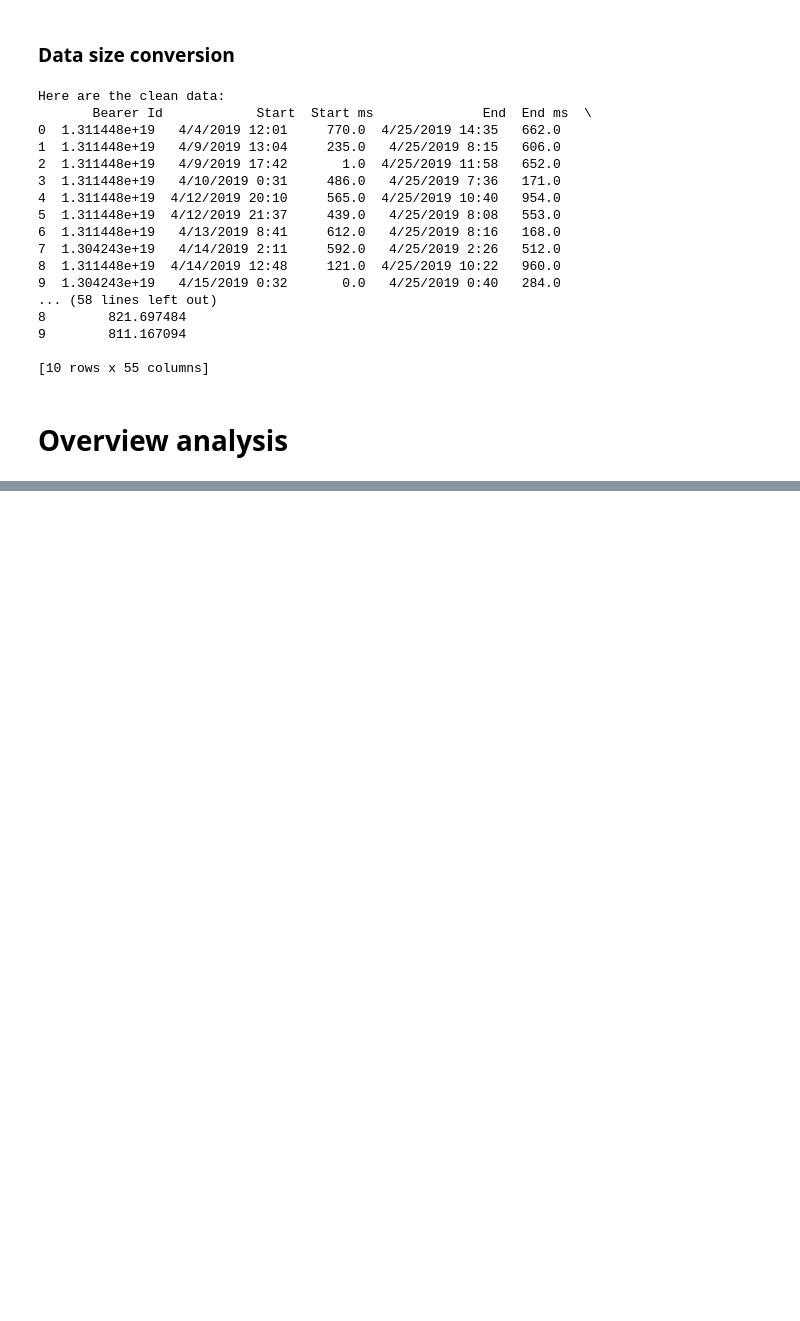
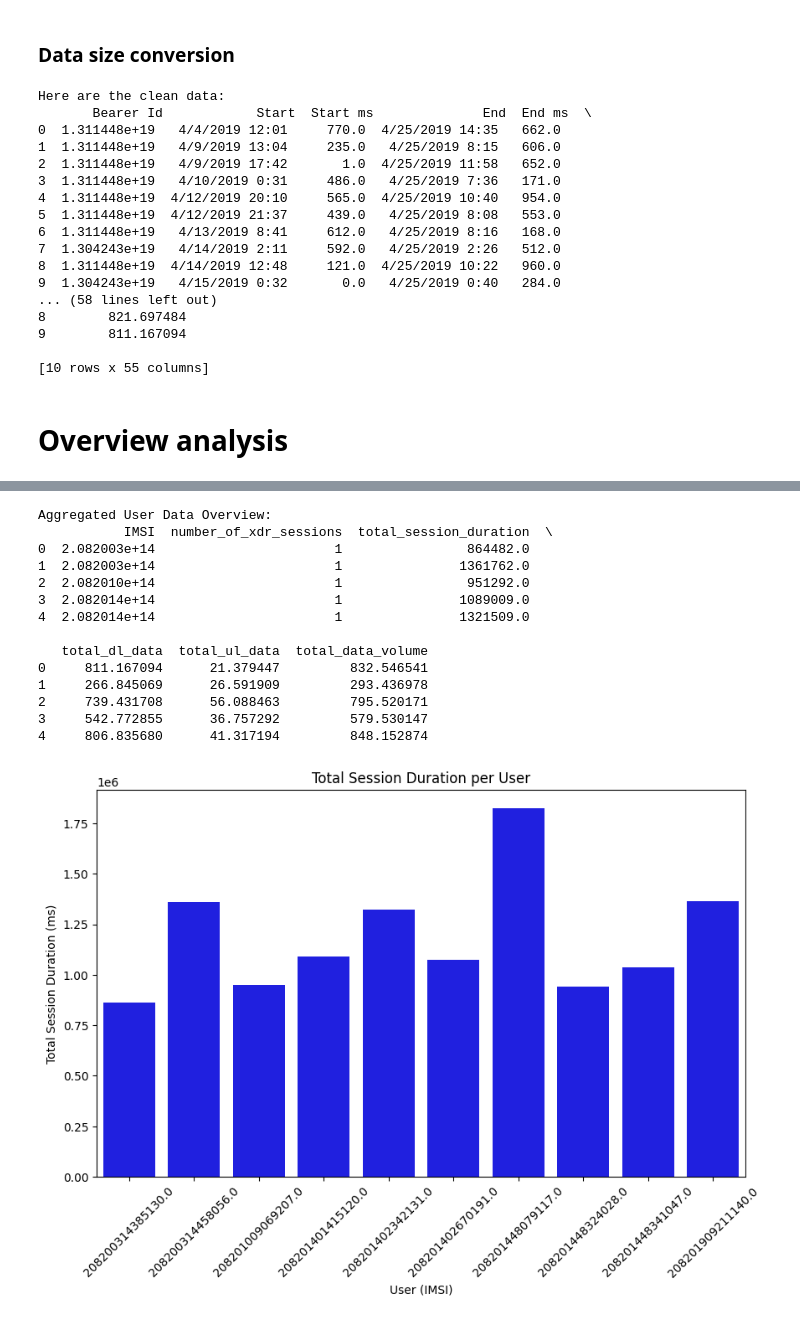
Before and after one commit to wubeabera123/Telecom-User-Analysis-Insights, a Jupyter notebook: notebooks/telecom_data_analysis.ipynb, the cells around one changed output, grey strips where cells are left out. Drawn from its saved outputs; the diff is of its cells as text; code cells hidden in the pictures; blank space fills up the shorter version.

Commit message:
I aggregated number of XDR session, session duration, the total downloads, the total volume and worked on exploratory analysis for cleaned data set

```diff
--- a/notebooks/telecom_data_analysis.ipynb
+++ b/notebooks/telecom_data_analysis.ipynb
@@ -254,0 +200,76 @@ Additionally, targeting users of top manufacturers {', '.join(top_manufacturers.
+# %%
+user_analysis = TelecomUserOverview(cleaned_data)
+
+# Aggregate user data and get the overview
+aggregated_user_data = user_analysis.get_user_data_overview()
+
+# Display aggregated data in a bar chart for total session duration
+plt.figure(figsize=(10, 6))
+sns.barplot(x='IMSI', y='total_session_duration', data=aggregated_user_data, color='blue')
+plt.title('Total Session Duration per User')
+plt.xlabel('User (IMSI)')
+plt.ylabel('Total Session Duration (ms)')
+plt.xticks(rotation=45)
+plt.show()
+
+# Bar plot for total data volume per user
+plt.figure(figsize=(10, 6))
+sns.barplot(x='IMSI', y='total_data_volume', data=aggregated_user_data, color='green')
+plt.title('Total Data Volume per User')
+plt.xlabel('User (IMSI)')
+plt.ylabel('Total Data Volume (Bytes)')
+plt.xticks(rotation=45)
+plt.show()
+
+# Call methods for handset analysis
+top_10_handsets = user_analysis.top_10_handsets()
+top_3_manufacturers = user_analysis.top_3_manufacturers()
+top_5_handsets_per_manufacturer = user_analysis.top_5_handsets_per_top_3_manufacturers()
+recommendation = user_analysis.make_recommendation()
+
+# Bar plot for top 10 handsets
+plt.figure(figsize=(10, 6))
+top_10_handsets.plot(kind='bar', color='orange')
+plt.title('Top 10 Handsets Used by Customers')
+plt.xlabel('Handset Type')
+plt.ylabel('Count')
+plt.xticks(rotation=45)
+plt.show()
+
+# Pie chart for top 3 manufacturers
+plt.figure(figsize=(8, 8))
+top_3_manufacturers.plot(kind='pie', autopct='%1.1f%%', startangle=90, colors=['#ff9999','#66b3ff','#99ff99'])
+plt.title('Top 3 Handset Manufacturers')
+plt.ylabel('')
+print(top_3_manufacturers)
+plt.show()
+
+# Bar plot for top 5 handsets per top 3 manufacturers
+for manufacturer, handsets in top_5_handsets_per_manufacturer.items():
+    plt.figure(figsize=(10, 6))
+    handsets.plot(kind='bar', color='purple')
+    plt.title(f'Top 5 Handsets for {manufacturer}')
+    plt.xlabel('Handset Type')
+    plt.ylabel('Count')
+    plt.xticks(rotation=45)
+    plt.show()
+
+# Display recommendation
+print(top_5_handsets_per_manufacturer)
+print("\nRecommendation:\n", recommendation)
+# %% [output]
+Aggregated User Data Overview:
+           IMSI  number_of_xdr_sessions  total_session_duration  \
+0  2.082003e+14                       1                864482.0
+1  2.082003e+14                       1               1361762.0
+2  2.082010e+14                       1                951292.0
+3  2.082014e+14                       1               1089009.0
+4  2.082014e+14                       1               1321509.0
+
+   total_dl_data  total_ul_data  total_data_volume
+0     811.167094      21.379447         832.546541
+1     266.845069      26.591909         293.436978
+2     739.431708      56.088463         795.520171
+3     542.772855      36.757292         579.530147
+4     806.835680      41.317194         848.152874
+[figure, added]
```
Also changed, not shown: parts of 9 cells of this notebook, 4 other files.
